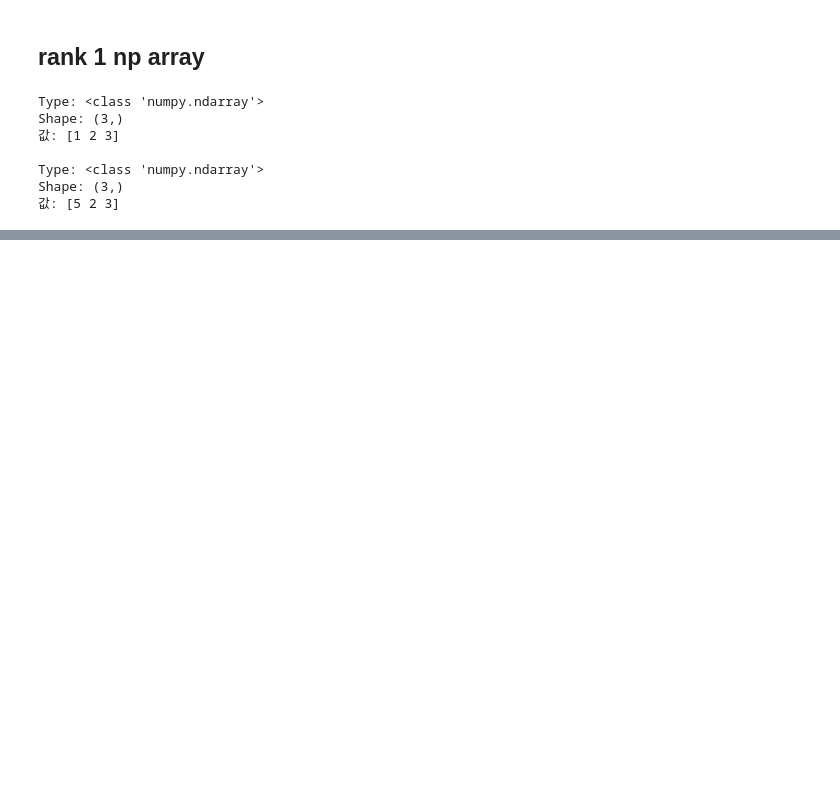
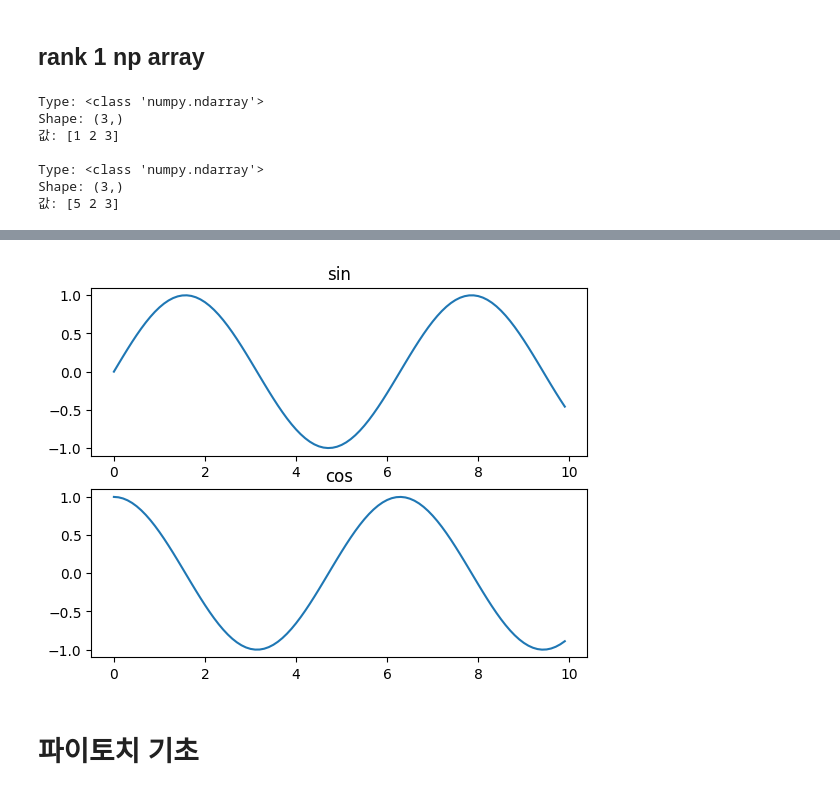
Before and after one commit to TaeJeong-Park-dev/visual-AI, a Jupyter notebook: 실습Zero.ipynb, the cells around one changed output, grey strips where cells are left out. Saved outputs shown, nothing was run; the diff lists cells and outputs as text; code cells hidden in the pictures; blank space fills up the shorter version.

```diff
--- a/실습Zero.ipynb
+++ b/실습Zero.ipynb
@@ -26,0 +284,14 @@ Shape: (3,)
+# %%
+plt.subplot(2,1,1)
+plt.plot(X,y_sin)
+plt.title('sin')
+
+plt.subplot(2,1,2)
+plt.plot(X,y_cos)
+plt.title('cos')
+
+plt.show()
+# %% [output]
+[figure, added]
+# %% [markdown]
+# 파이토치 기초
```
Also changed, not shown: parts of 51 cells of this notebook.
